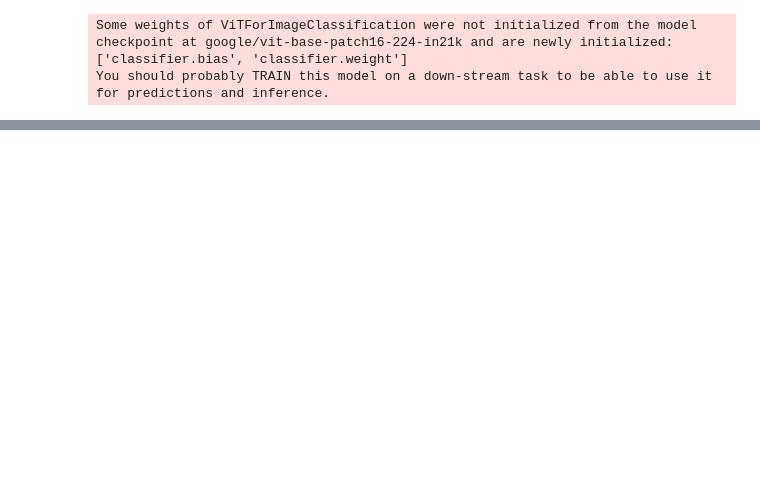
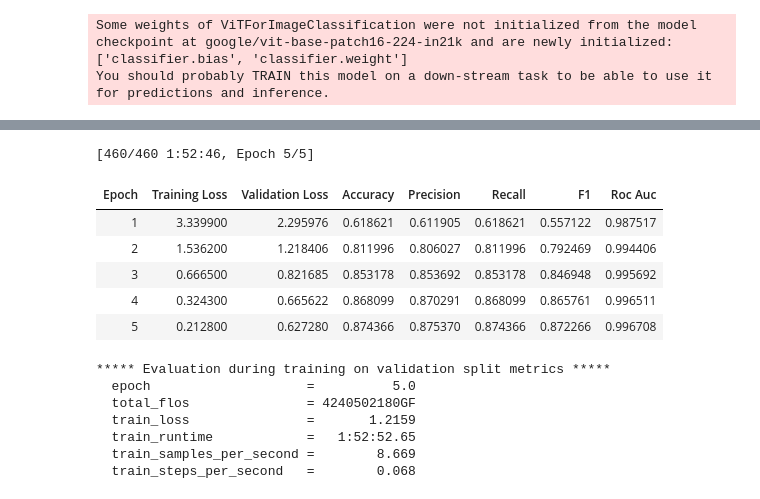
Before and after one commit to amanichopra/ai-yoga-trainer, a Jupyter notebook: train_vit.ipynb, the cells around one changed output, grey strips where cells are left out. Drawn from its saved outputs; the diff is of its cells as text; code cells hidden in the pictures; blank space fills up the shorter version.

```diff
--- a/train_vit.ipynb
+++ b/train_vit.ipynb
@@ -153,7 +185,3 @@ def collate_func(batch):
         'pixel_values': torch.stack([x['pixel_values'] for x in batch]),
         'labels': torch.tensor([x['labels'] for x in batch])
     }
-# %%
-metric = load_metric("accuracy")
-def compute_metrics(p):
-    return metric.compute(predictions=np.argmax(p.predictions, axis=1), references=p.label_ids)
@@ -175,0 +264,53 @@ You should probably TRAIN this model on a down-stream task to be able to use it
+# %%
+# Define the training arguments for the baseline model
+
+training_args = TrainingArguments(
+  output_dir="drive/MyDrive/AML_final_proj/vit-base-yoga82",
+  per_device_train_batch_size=128,
+  per_device_eval_batch_size=128,
+  save_strategy='epoch',
+  evaluation_strategy="epoch",
+  logging_strategy='epoch',
+  num_train_epochs=5,
+  fp16=True,
+  learning_rate=2e-4,
+  remove_unused_columns=False,
+  push_to_hub=False,
+  report_to='wandb',
+  load_best_model_at_end=True,
+)
+# %%
+# Instantiate the HF trainer object for training
+
+trainer = Trainer(
+    model=model,
+    args=training_args,
+    data_collator=collate_func,
+    compute_metrics=compute_metrics,
+    train_dataset=transformed_ds["train"],
+    eval_dataset=transformed_ds["validation"],
+    tokenizer=processor,
+)
+# %%
+# Train the model and save model checkpoint
+
+train_results = trainer.train()
+trainer.save_model()
+trainer.log_metrics("Evaluation during training on validation split", train_results.metrics)
+trainer.save_metrics("Evaluation during training on validation split", train_results.metrics)
+trainer.save_state()
+# %% [output]
+[460/460 1:52:46, Epoch 5/5]
+| Epoch | Training Loss | Validation Loss | Accuracy | Precision | Recall | F1 | Roc Auc |
+| 1 | 3.339900 | 2.295976 | 0.618621 | 0.611905 | 0.618621 | 0.557122 | 0.987517 |
+| 2 | 1.536200 | 1.218406 | 0.811996 | 0.806027 | 0.811996 | 0.792469 | 0.994406 |
+| 3 | 0.666500 | 0.821685 | 0.853178 | 0.853692 | 0.853178 | 0.846948 | 0.995692 |
+| 4 | 0.324300 | 0.665622 | 0.868099 | 0.870291 | 0.868099 | 0.865761 | 0.996511 |
+| 5 | 0.212800 | 0.627280 | 0.874366 | 0.875370 | 0.874366 | 0.872266 | 0.996708 |
+***** Evaluation during training on validation split metrics *****
+  epoch                    =          5.0
+  total_flos               = 4240502180GF
+  train_loss               =       1.2159
+  train_runtime            =   1:52:52.65
+  train_samples_per_second =        8.669
+  train_steps_per_second   =        0.068
```
Also changed, not shown: parts of 25 cells of this notebook, 38 other files.
